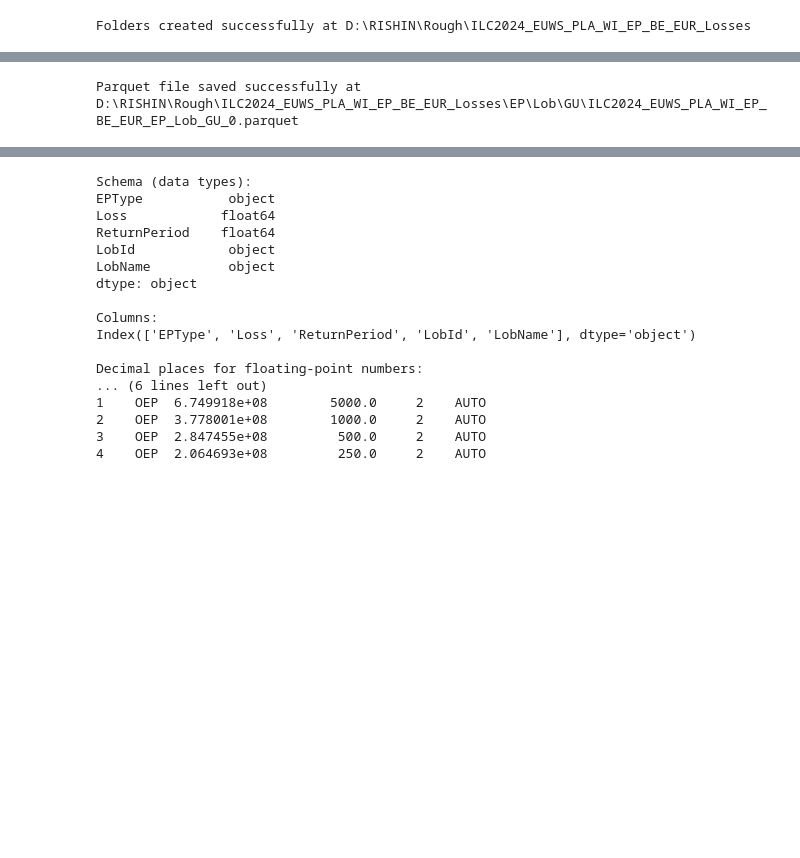
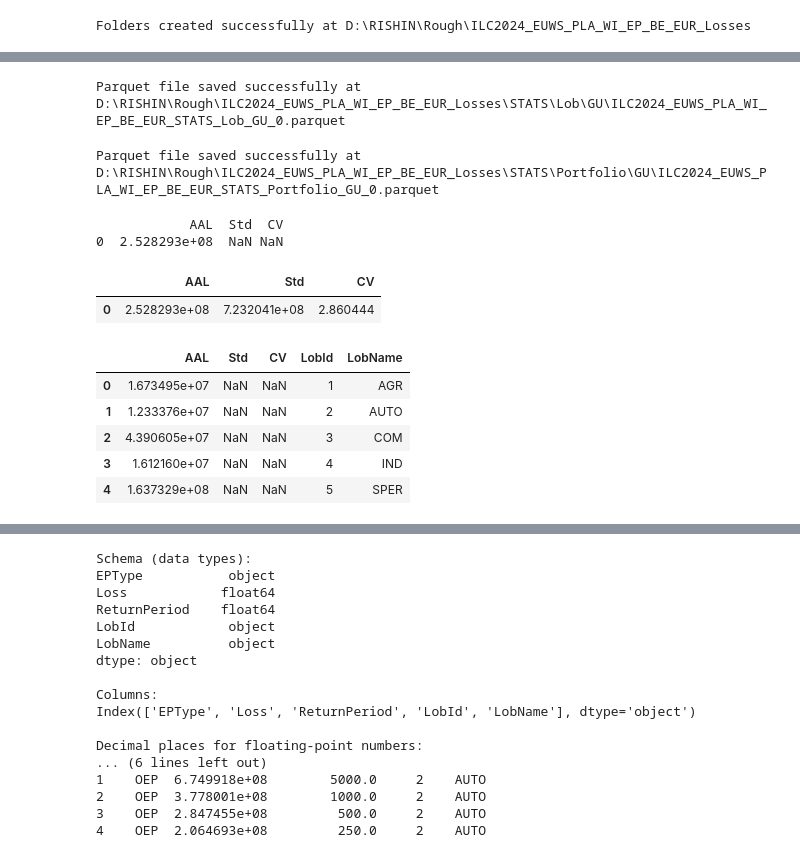
Before and after one commit to Rishinr1/13_ILC_TASKS, a Jupyter notebook: EP_calc_to_folders.ipynb, the cells around one changed output, grey strips where cells are left out. Cells and saved outputs as stored; diff of their text form; code cells hidden in the pictures; blank space fills up the shorter version.

```diff
--- a/EP_calc_to_folders.ipynb
+++ b/EP_calc_to_folders.ipynb
@@ -233,11 +476,8 @@ final_df_EP_LOB_GU = pd.concat([final_df_3, final_df_2], ignore_index=True)
 main_folder_path = os.path.join(output_folder_path, f'ILC2024_EUWS_PLA_WI_EP_{country}_EUR_Losses')
 
 # Define the file path for the Parquet file
-parquet_file_path = os.path.join(main_folder_path, 'EP', 'Lob', 'GU', f'ILC2024_EUWS_PLA_WI_EP_{country}_EUR_EP_Lob_GU_0.parquet')
-
-# Save final_df as a Parquet file
-final_df_EP_LOB_GU.to_parquet(parquet_file_path, index=False)
-
+parquet_file_path = os.path.join(main_folder_path, 'STATS', 'Lob', 'GU', f'ILC2024_EUWS_PLA_WI_EP_{country}_EUR_STATS_Lob_GU_0.parquet')
+final_df_STATS_Lob.to_parquet(parquet_file_path, index=False)
 print(f"Parquet file saved successfully at {parquet_file_path}")
 # %% [output]
-Parquet file saved successfully at D:\RISHIN\Rough\ILC2024_EUWS_PLA_WI_EP_BE_EUR_Losses\EP\Lob\GU\ILC2024_EUWS_PLA_WI_EP_BE_EUR_EP_Lob_GU_0.parquet
+Parquet file saved successfully at D:\RISHIN\Rough\ILC2024_EUWS_PLA_WI_EP_BE_EUR_Losses\STATS\Lob\GU\ILC2024_EUWS_PLA_WI_EP_BE_EUR_STATS_Lob_GU_0.parquet
@@ -244,15 +525,57 @@ Parquet file saved successfully at D:\RISHIN\Rough\ILC2024_EUWS_PLA_WI_EP_BE_EUR
+# %%
+main_folder_path = os.path.join(output_folder_path, f'ILC2024_EUWS_PLA_WI_EP_{country}_EUR_Losses')
+
+# Define the file path for the Parquet file
+parquet_file_path = os.path.join(main_folder_path, 'STATS', 'Portfolio', 'GU', f'ILC2024_EUWS_PLA_WI_EP_{country}_EUR_STATS_Portfolio_GU_0.parquet')
+final_df_STATS_Portfolio.to_parquet(parquet_file_path, index=False)
+print(f"Parquet file saved successfully at {parquet_file_path}")
+# %% [output]
+Parquet file saved successfully at D:\RISHIN\Rough\ILC2024_EUWS_PLA_WI_EP_BE_EUR_Losses\STATS\Portfolio\GU\ILC2024_EUWS_PLA_WI_EP_BE_EUR_STATS_Portfolio_GU_0.parquet
+# %%
+import pandas as pd
+import pyarrow.parquet as pq
+
+# Prompt the user to enter the path to the Parquet file
+file_path = input("Enter the file path: ")
+
+# Ensure the file path is treated as a raw string and strip any extra quotes
+file_path = r"{}".format(file_path.strip('"'))
+
+# Read the Parquet file into a PyArrow Table
+table = pq.read_table(file_path)
+
+# Convert the PyArrow Table to a Pandas DataFrame
+df = table.to_pandas()
+
+print(df.head(5))
+# %% [output]
+            AAL  Std  CV
+0  2.528293e+08  NaN NaN
+# %%
+df
+# %% [output]
+|  | AAL | Std | CV |
+| 0 | 2.528293e+08 | 7.232041e+08 | 2.860444 |
 # %%
 import pandas as pd
 import pyarrow.parquet as pq
 
 # Define the path to the Parquet file
-file_path = r'D:\RISHIN\Rough\ILC2024_EUWS_PLA_WI_EP_BE_EUR_Losses\EP\Lob\GU\ILC2024_EUWS_PLA_WI_EP_BE_EUR_EP_Lob_GU_0.parquet'
-
+file_path = r"D:\RISHIN\Rough\ILC2024_EUWS_PLA_WI_EP_BE_EUR_Losses\STATS\Lob\GU\ILC2024_EUWS_PLA_WI_EP_BE_EUR_STATS_Lob_GU_0.parquet"
 # Read the Parquet file into a PyArrow Table
 table = pq.read_table(file_path)
 
 # Convert the PyArrow Table to a Pandas DataFrame
-df = table.to_pandas()
+df2 = table.to_pandas()
+# %%
+df2
+# %% [output]
+|  | AAL | Std | CV | LobId | LobName |
+| 0 | 1.673495e+07 | NaN | NaN | 1 | AGR |
+| 1 | 1.233376e+07 | NaN | NaN | 2 | AUTO |
+| 2 | 4.390605e+07 | NaN | NaN | 3 | COM |
+| 3 | 1.612160e+07 | NaN | NaN | 4 | IND |
+| 4 | 1.637329e+08 | NaN | NaN | 5 | SPER |
 # %%
 df
 # %% [output]
```
Also changed, not shown: parts of 11 cells of this notebook.
